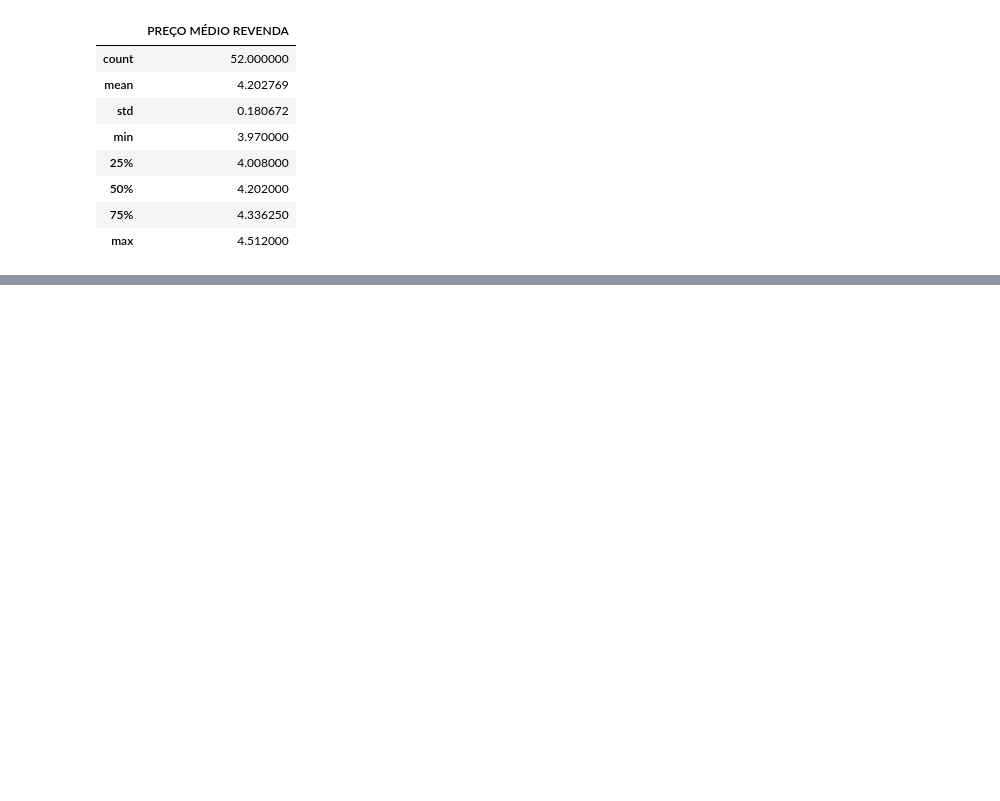
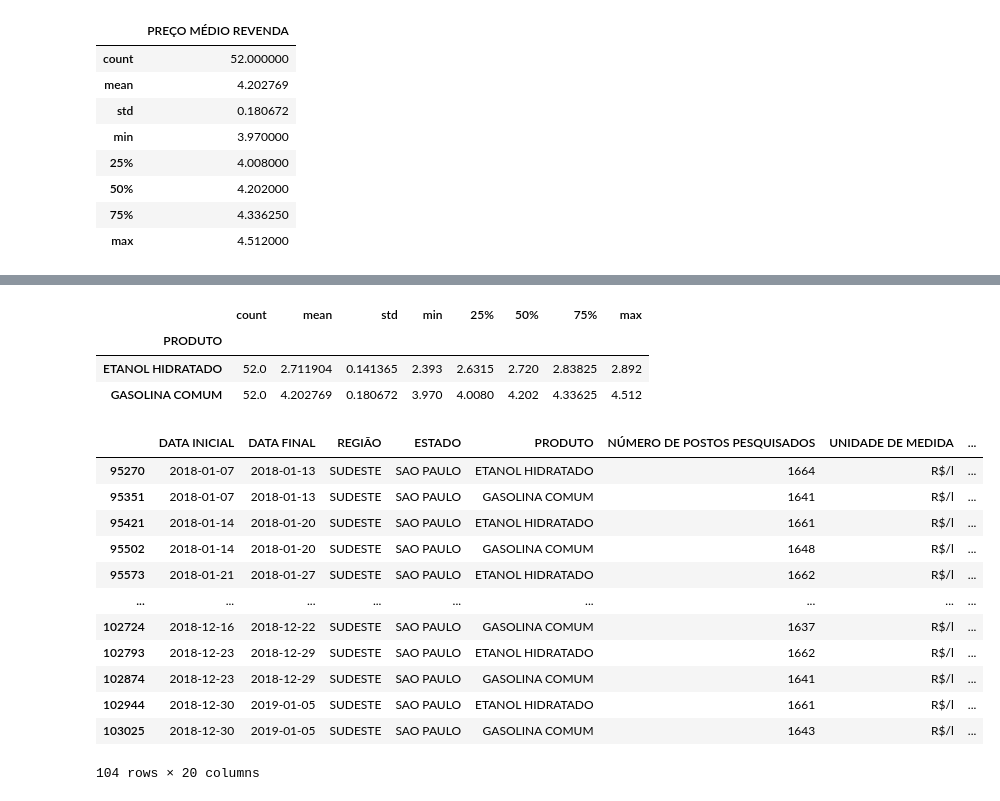
Before and after one commit to TheRonnieSouza/brazil-gas-prices-analysis, a Jupyter notebook: analysis.ipynb, the cells around one changed output, grey strips where cells are left out. Cells and saved outputs as stored; diff of their text form; code cells hidden in the pictures; blank space fills up the shorter version.

Commit message:
feat: price variation gas and ethanol

```diff
--- a/analysis.ipynb
+++ b/analysis.ipynb
@@ -435,0 +458,26 @@ gasolina_sp_2018['PREÇO MÉDIO REVENDA'].describe().to_frame()
+# %%
+gasolina_ethanol_variation = data_pre.query('ANO == 2018 and ESTADO == "SAO PAULO" and PRODUTO in ["ETANOL HIDRATADO", "GASOLINA COMUM"]')
+# %%
+### Estatisticas discritivas dos dois produtos separados
+gasolina_ethanol_variation.groupby("PRODUTO")["PREÇO MÉDIO REVENDA"].describe()
+# %% [output]
+|  | count | mean | std | min | 25% | 50% | 75% | max |
+| PRODUTO |  |  |  |  |  |  |  |  |
+| ETANOL HIDRATADO | 52.0 | 2.711904 | 0.141365 | 2.393 | 2.6315 | 2.720 | 2.83825 | 2.892 |
+| GASOLINA COMUM | 52.0 | 4.202769 | 0.180672 | 3.970 | 4.0080 | 4.202 | 4.33625 | 4.512 |
+# %%
+gasolina_ethanol_variation
+# %% [output]
+|  | DATA INICIAL | DATA FINAL | REGIÃO | ESTADO | PRODUTO | NÚMERO DE POSTOS PESQUISADOS | UNIDADE DE MEDIDA | ... |
+| 95270 | 2018-01-07 | 2018-01-13 | SUDESTE | SAO PAULO | ETANOL HIDRATADO | 1664 | R$/l | ... |
+| 95351 | 2018-01-07 | 2018-01-13 | SUDESTE | SAO PAULO | GASOLINA COMUM | 1641 | R$/l | ... |
+| 95421 | 2018-01-14 | 2018-01-20 | SUDESTE | SAO PAULO | ETANOL HIDRATADO | 1661 | R$/l | ... |
+| 95502 | 2018-01-14 | 2018-01-20 | SUDESTE | SAO PAULO | GASOLINA COMUM | 1648 | R$/l | ... |
+| 95573 | 2018-01-21 | 2018-01-27 | SUDESTE | SAO PAULO | ETANOL HIDRATADO | 1662 | R$/l | ... |
+| ... | ... | ... | ... | ... | ... | ... | ... | ... |
+| 102724 | 2018-12-16 | 2018-12-22 | SUDESTE | SAO PAULO | GASOLINA COMUM | 1637 | R$/l | ... |
+| 102793 | 2018-12-23 | 2018-12-29 | SUDESTE | SAO PAULO | ETANOL HIDRATADO | 1662 | R$/l | ... |
+| 102874 | 2018-12-23 | 2018-12-29 | SUDESTE | SAO PAULO | GASOLINA COMUM | 1641 | R$/l | ... |
+| 102944 | 2018-12-30 | 2019-01-05 | SUDESTE | SAO PAULO | ETANOL HIDRATADO | 1661 | R$/l | ... |
+| 103025 | 2018-12-30 | 2019-01-05 | SUDESTE | SAO PAULO | GASOLINA COMUM | 1643 | R$/l | ... |
+104 rows × 20 columns
```
Also changed, not shown: parts of 3 cells of this notebook.
